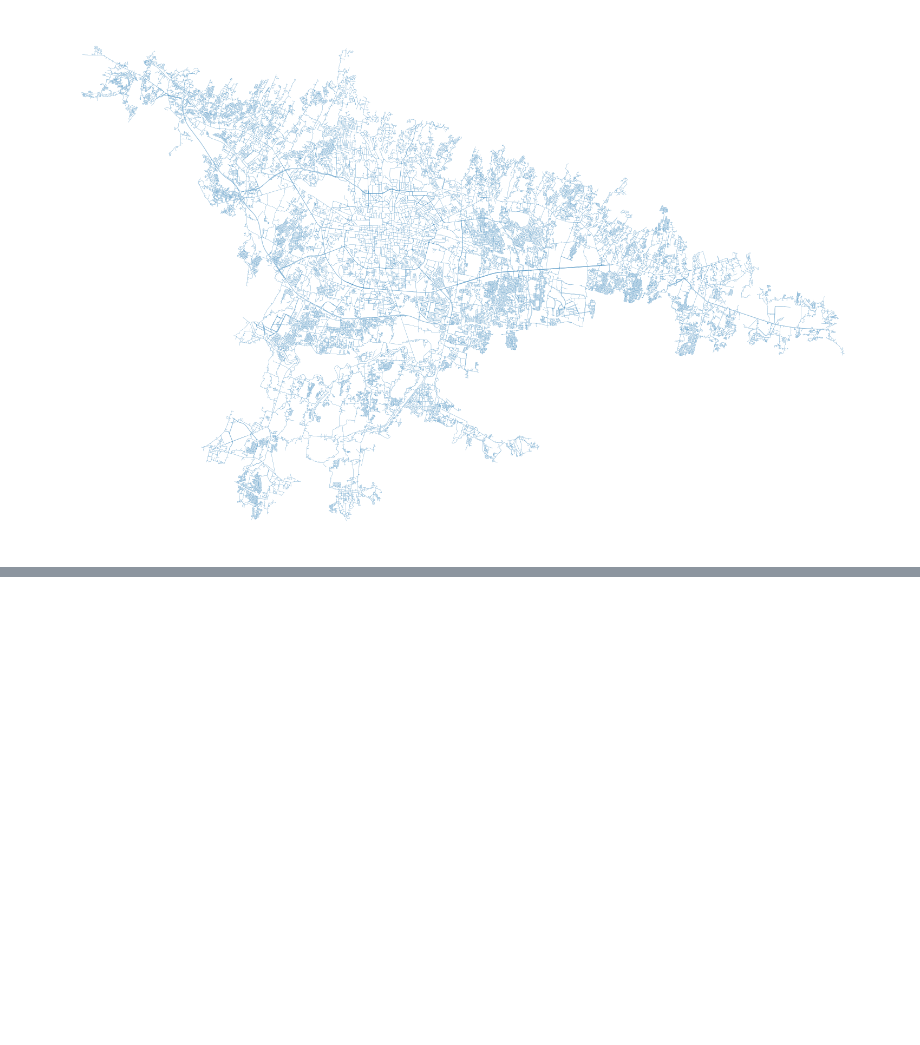
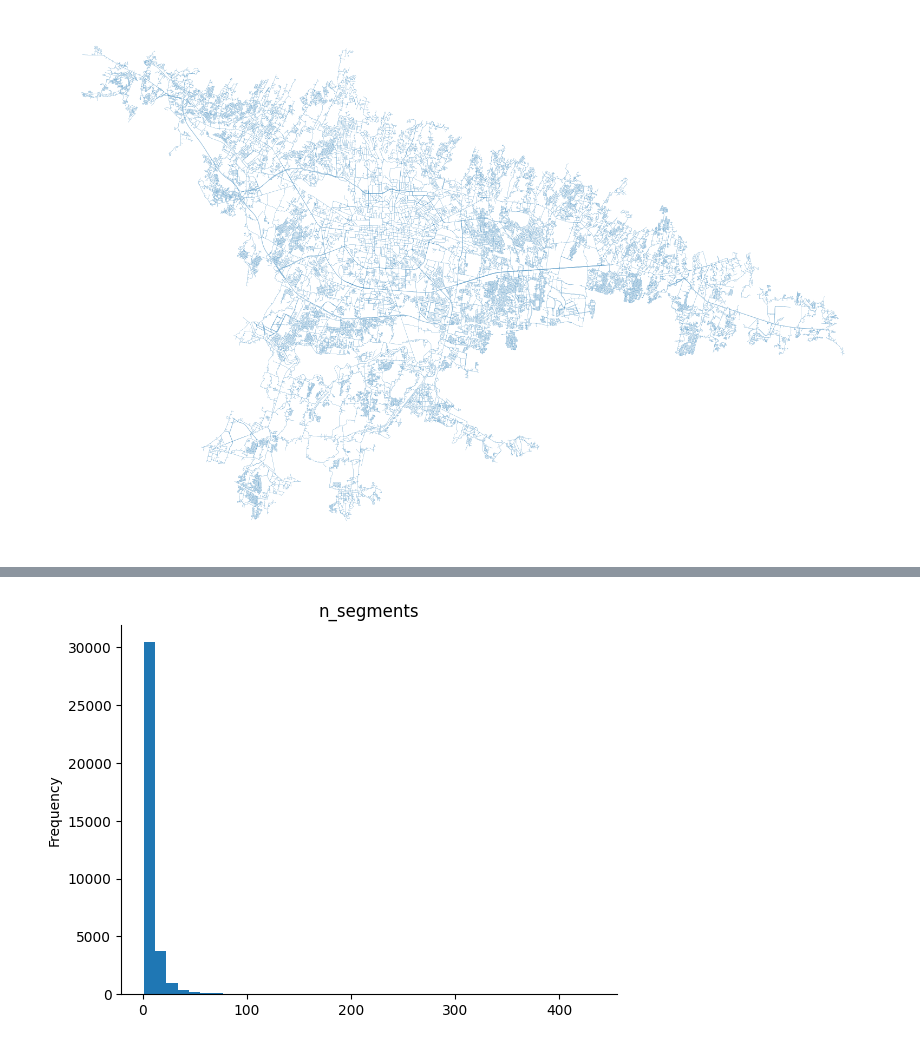
Before and after one commit to greymouse1/spatialanalysis, a Jupyter notebook: continuity.ipynb, the cells around one changed output, grey strips where cells are left out. Saved outputs shown, nothing was run; the diff lists cells and outputs as text; code cells hidden in the pictures; blank space fills up the shorter version.

```diff
--- a/continuity.ipynb
+++ b/continuity.ipynb
@@ -96,0 +152,8 @@ bandung_stroke_gdf.plot(
+# %%
+# @title n_segments
+
+from matplotlib import pyplot as plt
+bandung_stroke_gdf['n_segments'].plot(kind='hist', bins=40, title='n_segments')
+plt.gca().spines[['top', 'right',]].set_visible(False)
+# %% [output]
+[figure, added]
```
Also changed, not shown: parts of 6 cells of this notebook.
